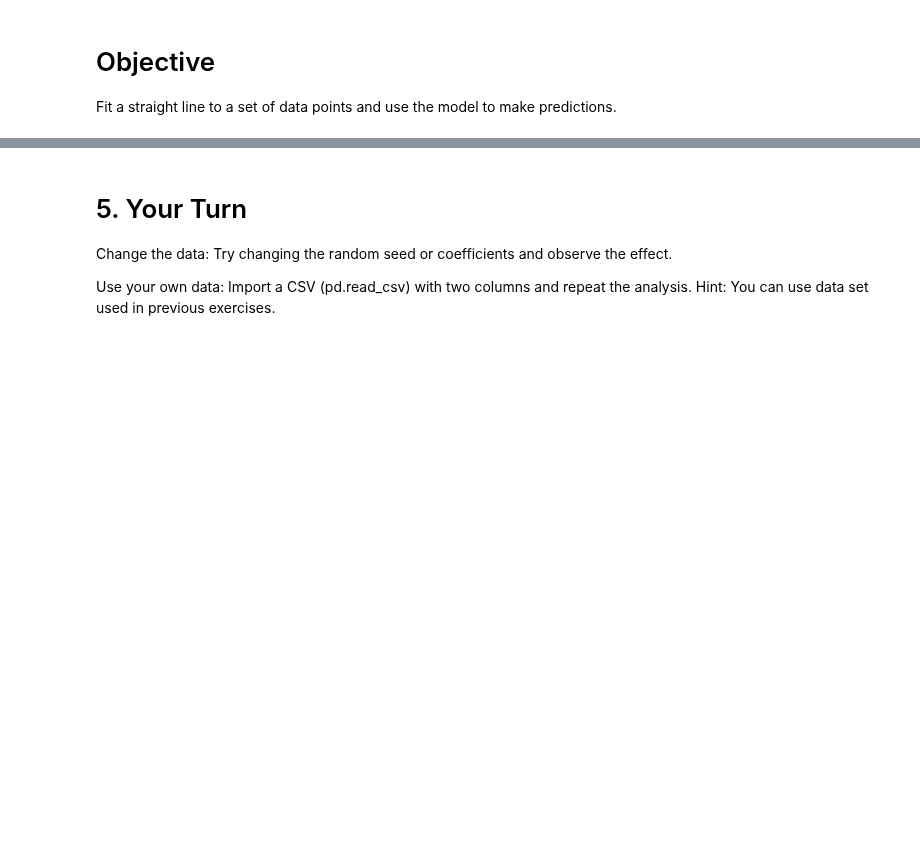
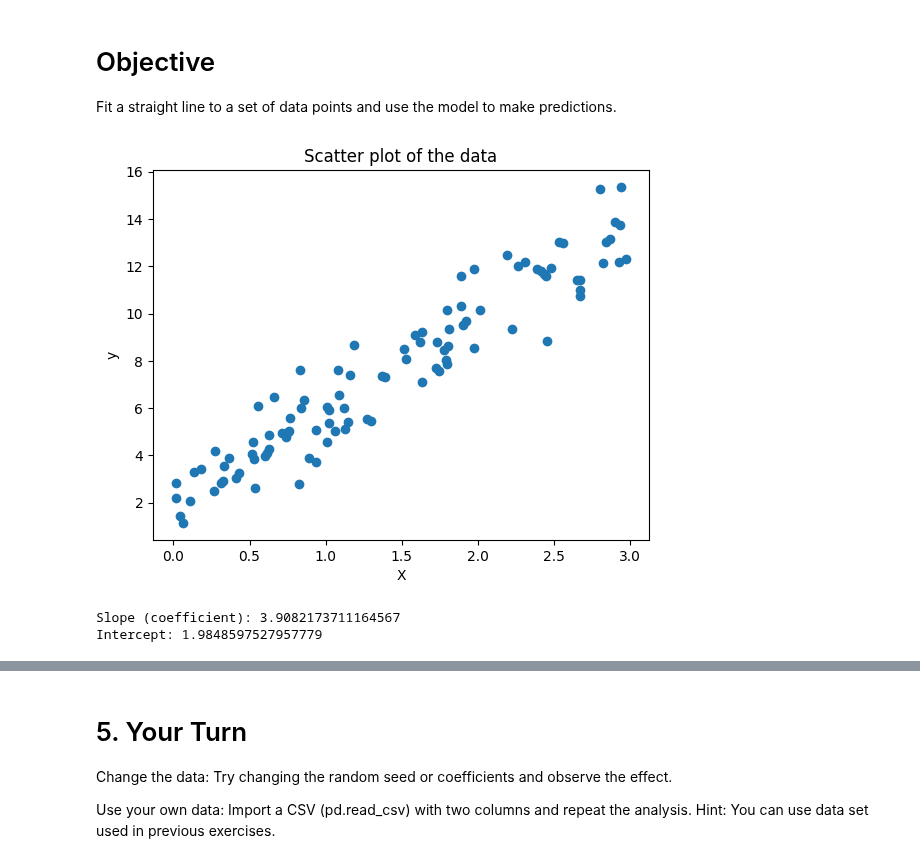
Before and after one commit to appliedcode/mthree-c422, a Jupyter notebook: Exercises/day-2/Simple Linear Regression/Simple Linear Regression_2.ipynb, the cells around one changed output, grey strips where cells are left out. Cells and saved outputs as stored; diff of their text form; code cells hidden in the pictures; blank space fills up the shorter version.

```diff
--- a/Exercises/day-2/Simple Linear Regression/Simple Linear Regression_2.ipynb
+++ b/Exercises/day-2/Simple Linear Regression/Simple Linear Regression_2.ipynb
@@ -10,15 +10,17 @@ from sklearn.linear_model import LinearRegression
 # %%
 # 2. Generate Sample Data
 # Create some random data with a linear relationship
-np.random.seed(42)
-X = 2 * np.random.rand(100, 1)
-y = 4 + 3 * X + np.random.randn(100, 1)
+np.random.seed(100)
+X = 3 * np.random.rand(100, 1)
+y = 2 + 4 * X + np.random.randn(100, 1)
 
 plt.scatter(X, y)
 plt.xlabel("X")
 plt.ylabel("y")
 plt.title("Scatter plot of the data")
 plt.show()
+# %% [output]
+[figure, added]
 # %%
 # 3. Create and Fit the Model
 lin_reg = LinearRegression()
@@ -26,5 +28,8 @@ lin_reg.fit(X, y)
 
 print("Slope (coefficient):", lin_reg.coef_[0][0])
 print("Intercept:", lin_reg.intercept_[0])
+# %% [output]
+Slope (coefficient): 3.9082173711164567
+Intercept: 1.9848597527957779
 # %%
 # 4. Make Predictions
```
Also changed, not shown: parts of 1 cell of this notebook.
